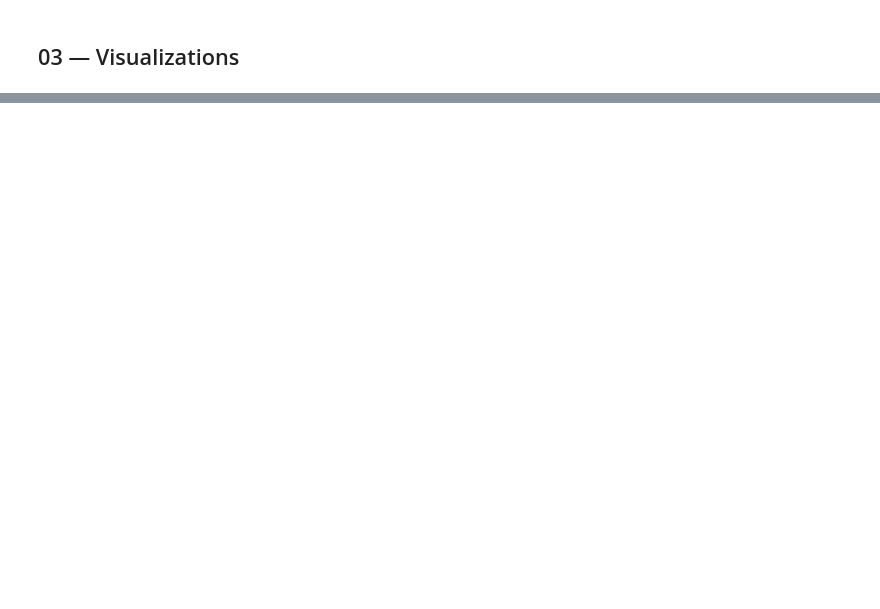
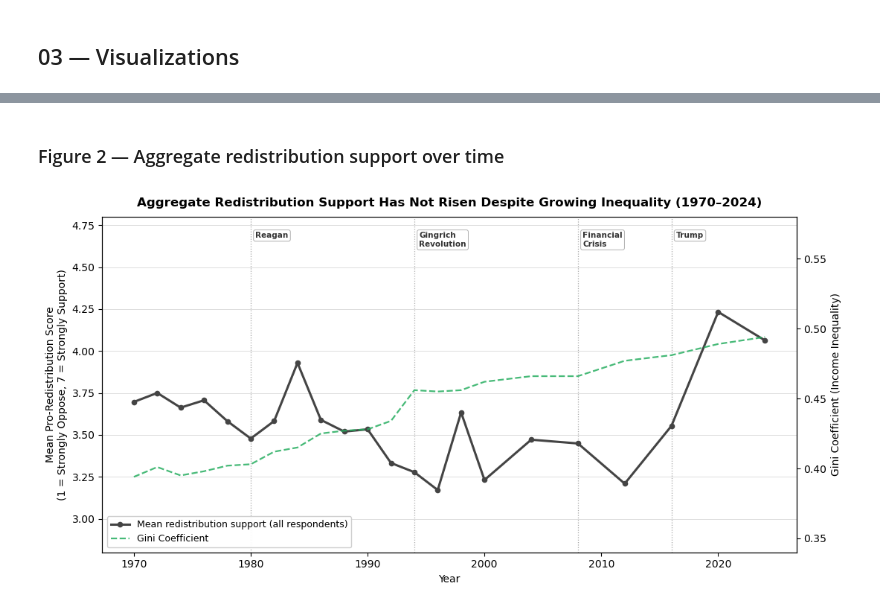
Before and after one commit to nnjaa2027/qss20-inequality-redistribution, a Jupyter notebook: code/03_visualize.ipynb, the cells around one changed output, grey strips where cells are left out. Cells and saved outputs as stored; diff of their text form; code cells hidden in the pictures; blank space fills up the shorter version.

```diff
--- a/code/03_visualize.ipynb
+++ b/code/03_visualize.ipynb
@@ -48 +65,37 @@ plt.show()
+# %% [markdown]
+### Figure 2 — Aggregate redistribution support over time
+# %%
+agg = (df.groupby('year')['redist']
+         .mean().reset_index()
+         .merge(gini_df, on='year', how='left'))
+
+fig, ax1 = plt.subplots(figsize=(11, 5.5))
+ax1.plot(agg['year'], agg['redist'], color='#444444', lw=2.2, marker='o', ms=4.5,
+         label='Mean redistribution support (all respondents)')
+ax1.set_ylabel("Mean Pro-Redistribution Score\n(1 = Strongly Oppose, 7 = Strongly Support)", fontsize=10)
+ax1.set_ylim(2.8, 4.8)
+ax1.set_xlabel("Year", fontsize=10)
+ax1.yaxis.grid(True, color='#dddddd', lw=0.7, zorder=0)
+ax1.set_axisbelow(True)
+
+ax2 = ax1.twinx()
+ax2.plot(agg['year'], agg['gini'], color='#27ae60', lw=1.6, ls='--', alpha=0.85, label='Gini Coefficient')
+ax2.set_ylabel("Gini Coefficient (Income Inequality)", fontsize=10)
+ax2.set_ylim(0.34, 0.58)
+
+for yr, label in events.items():
+    ax1.axvline(yr, color='#aaaaaa', lw=0.9, ls=':', zorder=1)
+    ax1.text(yr + 0.4, 4.71, label, **LABEL_KW, ha='left')
+
+lines1, labels1 = ax1.get_legend_handles_labels()
+lines2, labels2 = ax2.get_legend_handles_labels()
+ax1.legend(lines1 + lines2, labels1 + labels2, loc='lower left', fontsize=9,
+           framealpha=0.95, edgecolor='#cccccc')
+ax1.set_title("Aggregate Redistribution Support Has Not Risen Despite Growing Inequality (1970–2024)",
+              fontsize=12, fontweight='bold', pad=10)
+plt.tight_layout()
+plt.savefig("../output/viz2_aggregate_redist.png", dpi=150, bbox_inches='tight')
+plt.show()
+# %% [output]
+[figure, added]
 # %% [markdown]
```
Also changed, not shown: parts of 9 cells of this notebook, 9 other files.
